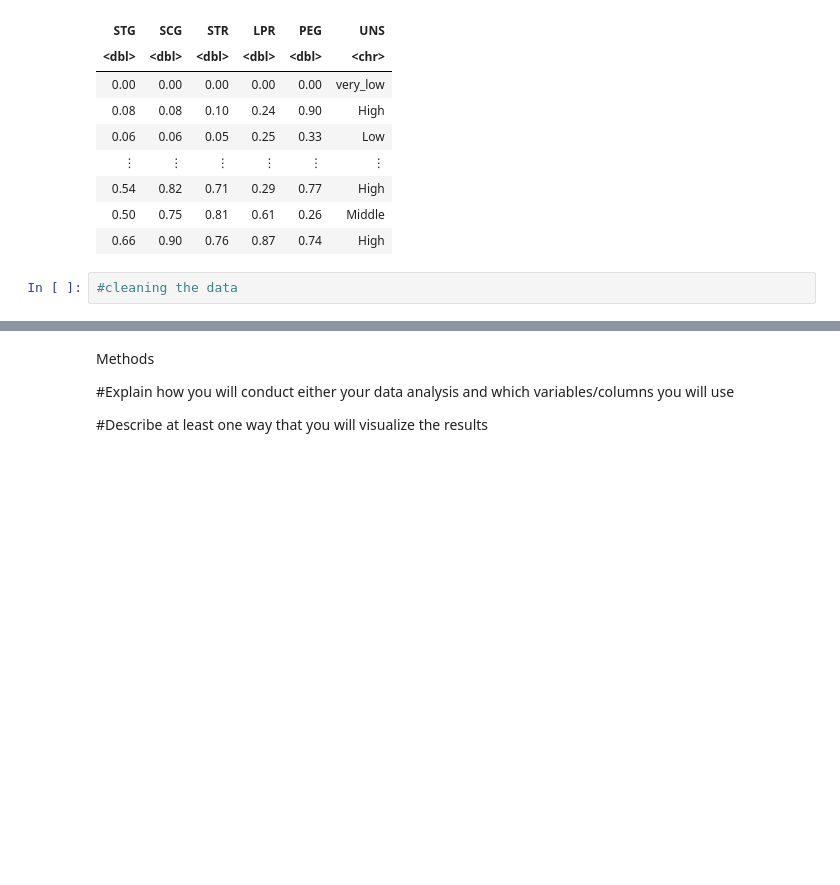
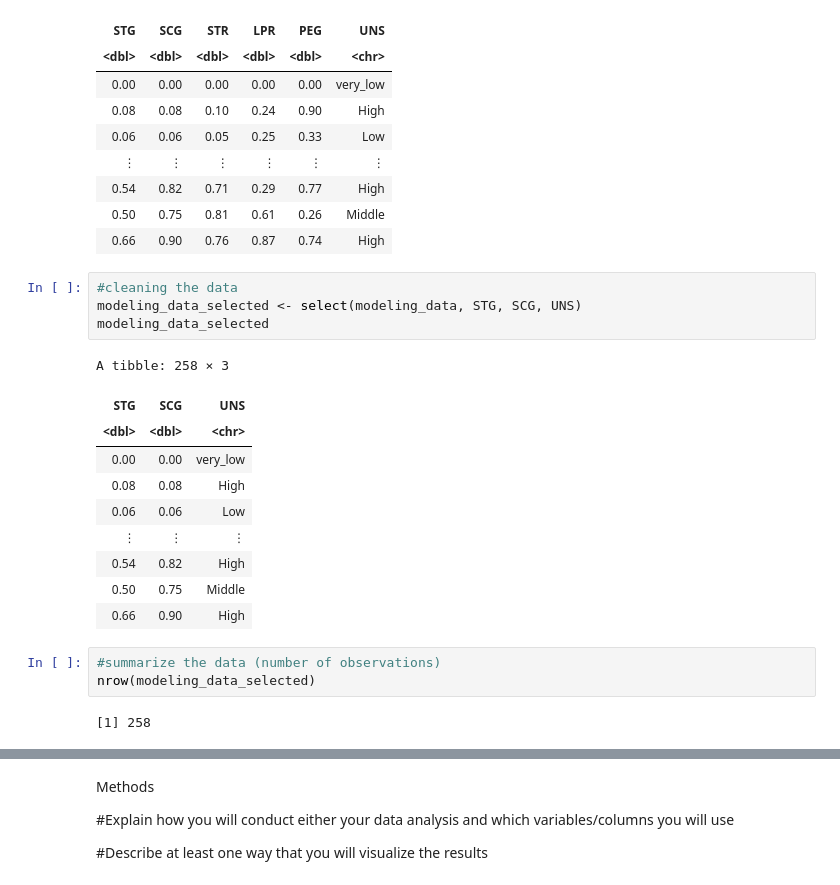
Before and after one commit to Anson-Chan-HK/DSCI-100-2023S1-4-PROJECT, a Jupyter notebook: proposal_project.ipynb, the cells around one changed output, grey strips where cells are left out. Saved outputs shown, nothing was run; the diff lists cells and outputs as text; blank space fills up the shorter version.

```diff
--- a/proposal_project.ipynb
+++ b/proposal_project.ipynb
@@ -48,4 +48,22 @@ A tibble: 258 × 6
 | 0.66 | 0.90 | 0.76 | 0.87 | 0.74 | High |
 # %%
 #cleaning the data
+modeling_data_selected <- select(modeling_data, STG, SCG, UNS)
+modeling_data_selected
+# %% [output]
+A tibble: 258 × 3
+| STG | SCG | UNS |
+| <dbl> | <dbl> | <chr> |
+| 0.00 | 0.00 | very_low |
+| 0.08 | 0.08 | High |
+| 0.06 | 0.06 | Low |
+| ⋮ | ⋮ | ⋮ |
+| 0.54 | 0.82 | High |
+| 0.50 | 0.75 | Middle |
+| 0.66 | 0.90 | High |
+# %%
+#summarize the data (number of observations)
+nrow(modeling_data_selected)
+# %% [output]
+[1] 258
 # %%
```
Also changed, not shown: parts of 6 cells of this notebook.
